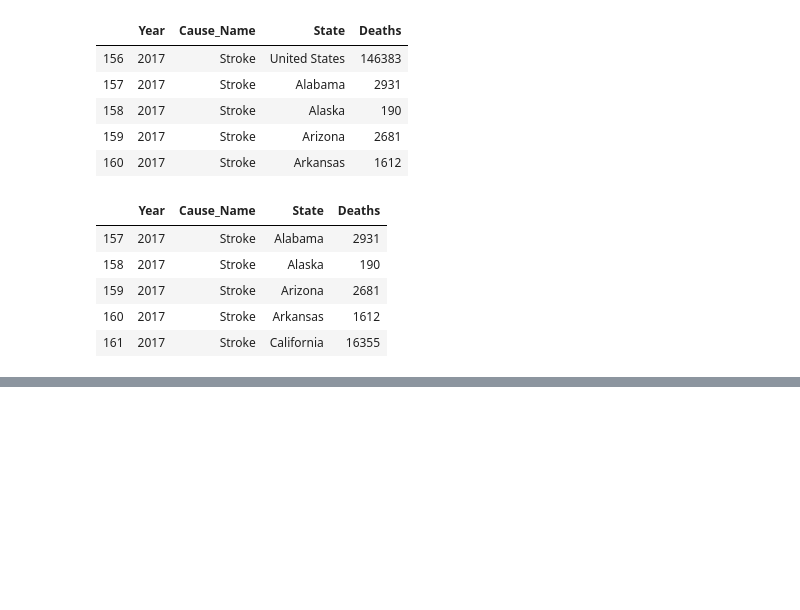
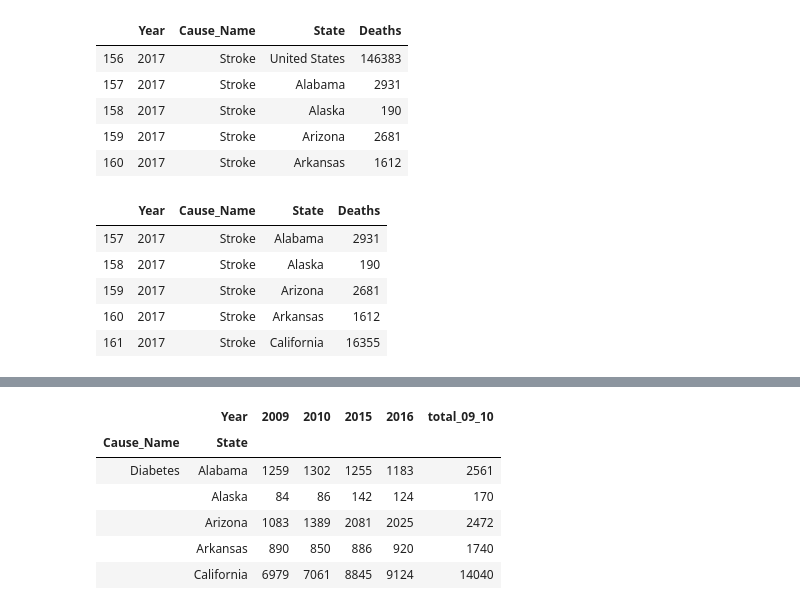
Before and after one commit to zeexav/health_outcomes, a Jupyter notebook: CDC_Data_Explorer.ipynb, the cells around one changed output, grey strips where cells are left out. Cells and saved outputs as stored; diff of their text form; code cells hidden in the pictures; blank space fills up the shorter version.

```diff
--- a/CDC_Data_Explorer.ipynb
+++ b/CDC_Data_Explorer.ipynb
@@ -130,0 +170,13 @@ chronic_pp
+# %%
+#second - create columns based on needed calculations
+
+chronic_pivot['total_09_10'] = chronic_pivot[2009] + chronic_pivot[2010]
+chronic_pivot.head()
+# %% [output]
+|  | Year | 2009 | 2010 | 2015 | 2016 | total_09_10 |
+| Cause_Name | State |  |  |  |  |  |
+| Diabetes | Alabama | 1259 | 1302 | 1255 | 1183 | 2561 |
+|  | Alaska | 84 | 86 | 142 | 124 | 170 |
+|  | Arizona | 1083 | 1389 | 2081 | 2025 | 2472 |
+|  | Arkansas | 890 | 850 | 886 | 920 | 1740 |
+|  | California | 6979 | 7061 | 8845 | 9124 | 14040 |
```
Also changed, not shown: parts of 12 cells of this notebook.
